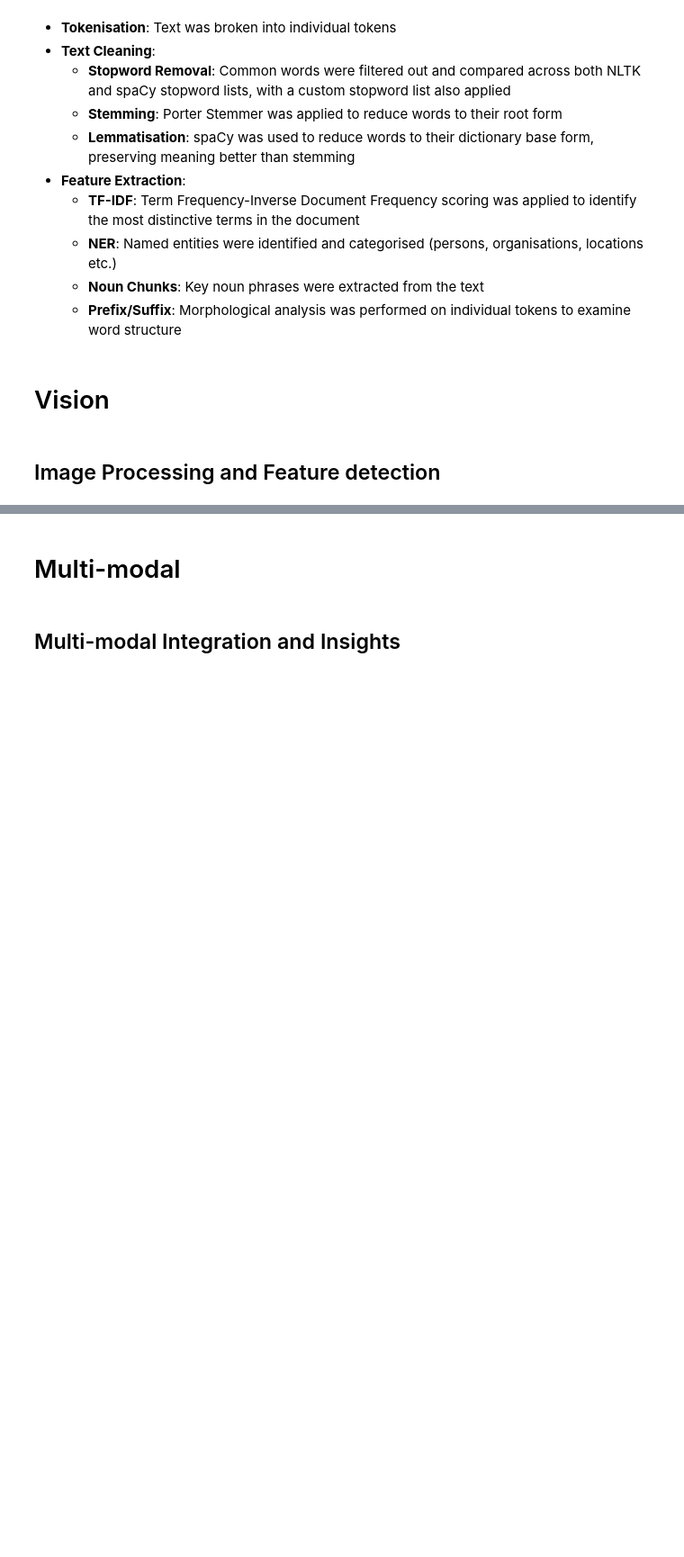
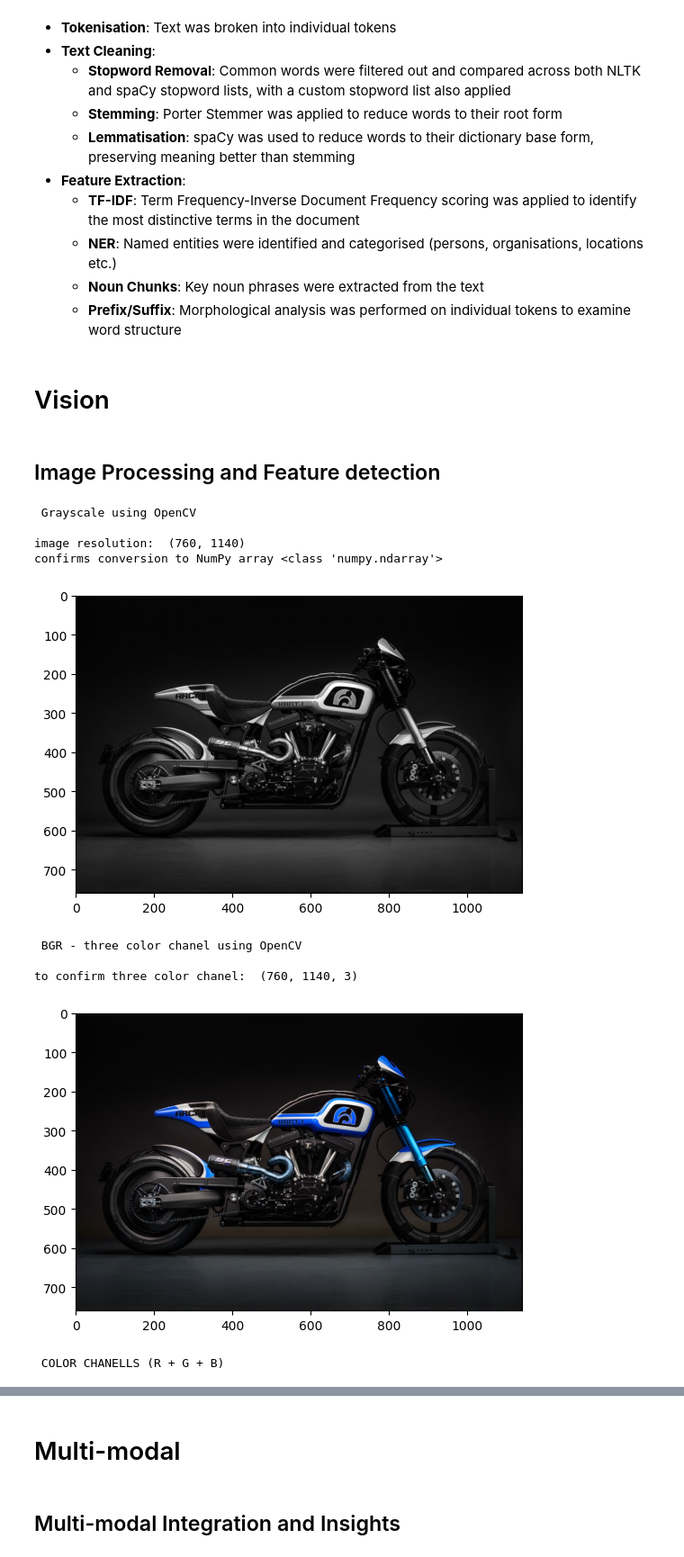
Before and after one commit to ATU-BDAAI/ca2-assignment-lightarchivist-1, a Jupyter notebook: CA2_Template.ipynb, the cells around one changed output, grey strips where cells are left out. Shown at 90% size. Cells and saved outputs as stored; diff of their text form; code cells hidden in the pictures; blank space fills up the shorter version.

Commit message:
CV basic image processing

```diff
--- a/CA2_Template.ipynb
+++ b/CA2_Template.ipynb
@@ -648,2 +746,17 @@ testimg =
 # %%
 # code here...
+
+test_img = "samples/cv/arch_m.jpg"
+
+img_process(test_img)
+# %% [output]
+ Grayscale using OpenCV
+
+image resolution:  (760, 1140)
+confirms conversion to NumPy array <class 'numpy.ndarray'>
+[figure, added]
+ BGR - three color chanel using OpenCV
+
+to confirm three color chanel:  (760, 1140, 3)
+[figure, added]
+ COLOR CHANELLS (R + G + B)
```
Also changed, not shown: parts of 9 cells of this notebook, 1 other file.
